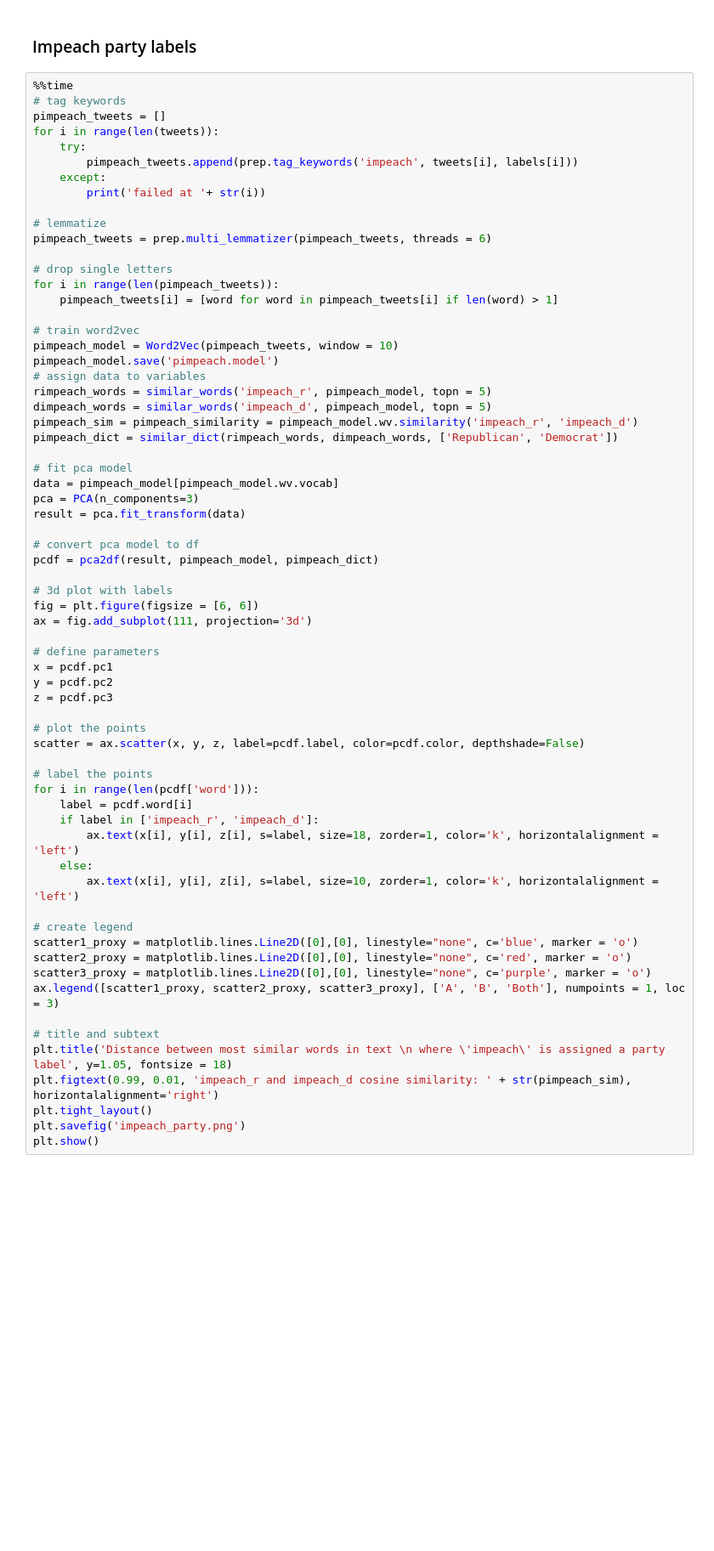
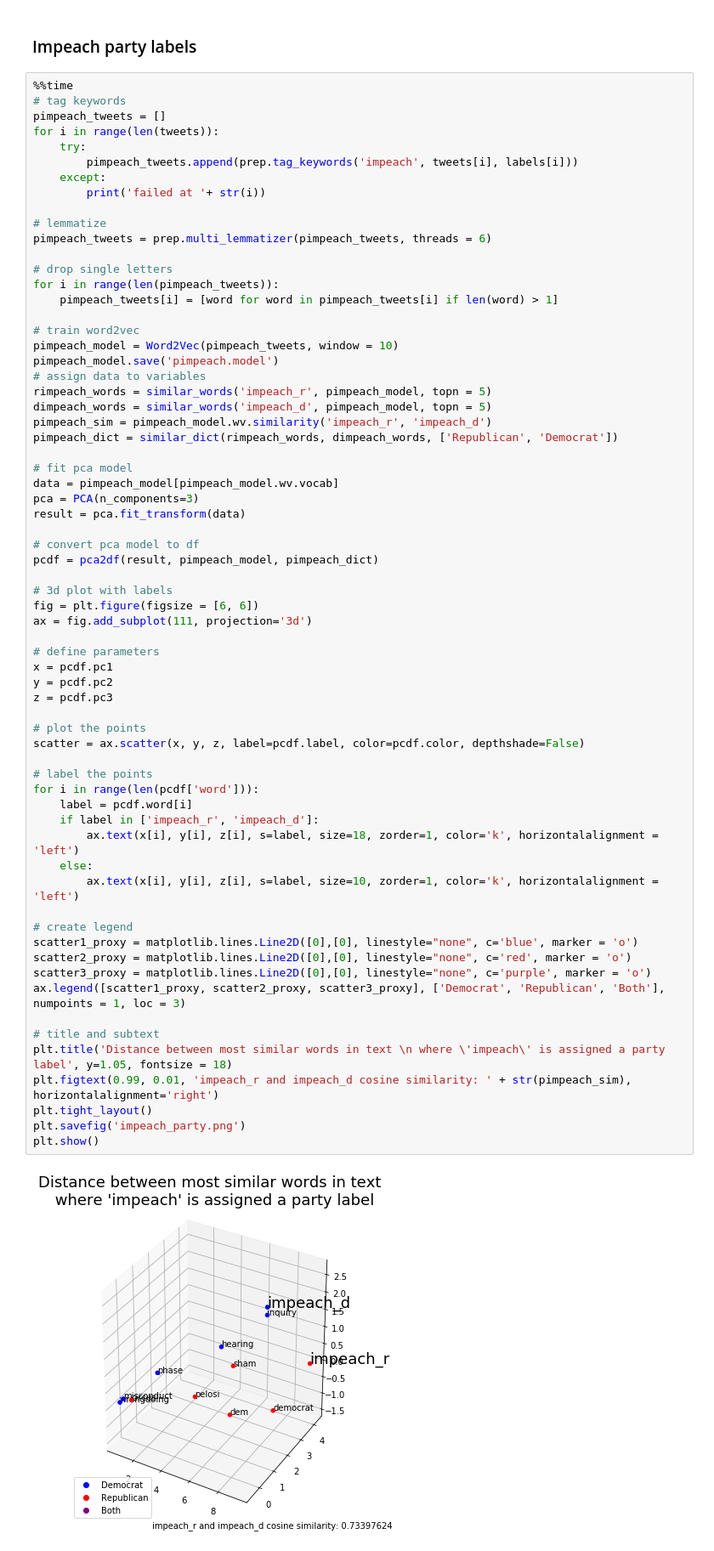
Before and after one commit to MLBurnham/word_embeddings, a Jupyter notebook: Data/word_embeddings.ipynb, the cells around one changed output. Shown at 85% size. Saved outputs shown, nothing was run; the diff lists cells and outputs as text; blank space fills up the shorter version.

```diff
--- a/Data/word_embeddings.ipynb
+++ b/Data/word_embeddings.ipynb
@@ -267,7 +268,7 @@ pimpeach_model.save('pimpeach.model')
 # assign data to variables
 rimpeach_words = similar_words('impeach_r', pimpeach_model, topn = 5)
 dimpeach_words = similar_words('impeach_d', pimpeach_model, topn = 5)
-pimpeach_sim = pimpeach_similarity = pimpeach_model.wv.similarity('impeach_r', 'impeach_d')
+pimpeach_sim = pimpeach_model.wv.similarity('impeach_r', 'impeach_d')
 pimpeach_dict = similar_dict(rimpeach_words, dimpeach_words, ['Republican', 'Democrat'])
 
 # fit pca model
@@ -282,31 +283,33 @@ pcdf = pca2df(result, pimpeach_model, pimpeach_dict)
 fig = plt.figure(figsize = [6, 6])
 ax = fig.add_subplot(111, projection='3d')
 
 # define parameters
 x = pcdf.pc1
 y = pcdf.pc2
 z = pcdf.pc3
 
 # plot the points
 scatter = ax.scatter(x, y, z, label=pcdf.label, color=pcdf.color, depthshade=False)
 
 # label the points
 for i in range(len(pcdf['word'])):
     label = pcdf.word[i]
     if label in ['impeach_r', 'impeach_d']:
         ax.text(x[i], y[i], z[i], s=label, size=18, zorder=1, color='k', horizontalalignment = 'left')
     else:
         ax.text(x[i], y[i], z[i], s=label, size=10, zorder=1, color='k', horizontalalignment = 'left')
 
 # create legend
 scatter1_proxy = matplotlib.lines.Line2D([0],[0], linestyle="none", c='blue', marker = 'o')
 scatter2_proxy = matplotlib.lines.Line2D([0],[0], linestyle="none", c='red', marker = 'o')
 scatter3_proxy = matplotlib.lines.Line2D([0],[0], linestyle="none", c='purple', marker = 'o')
-ax.legend([scatter1_proxy, scatter2_proxy, scatter3_proxy], ['A', 'B', 'Both'], numpoints = 1, loc = 3)
+ax.legend([scatter1_proxy, scatter2_proxy, scatter3_proxy], ['Democrat', 'Republican', 'Both'], numpoints = 1, loc = 3)
 
 # title and subtext
 plt.title('Distance between most similar words in text \n where \'impeach\' is assigned a party label', y=1.05, fontsize = 18)
 plt.figtext(0.99, 0.01, 'impeach_r and impeach_d cosine similarity: ' + str(pimpeach_sim), horizontalalignment='right')
 plt.tight_layout()
 plt.savefig('impeach_party.png')
 plt.show()
+# %% [output]
+[figure, added]
```
Also changed, not shown: parts of 7 cells of this notebook, 7 other files.
